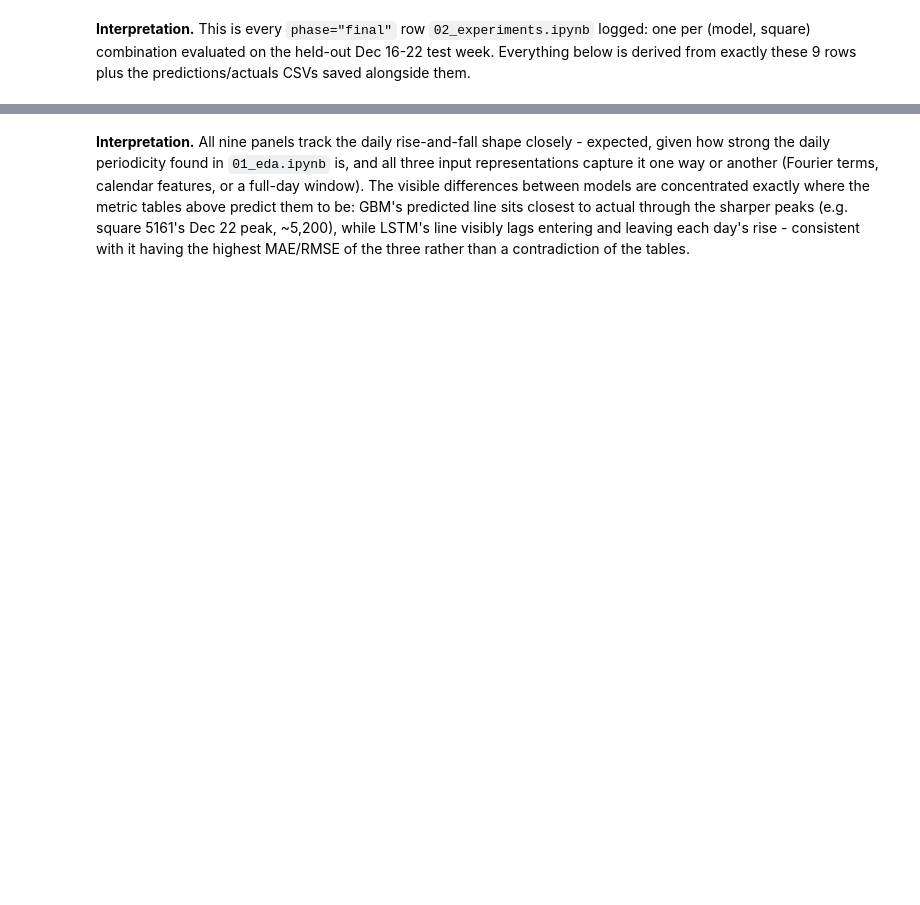
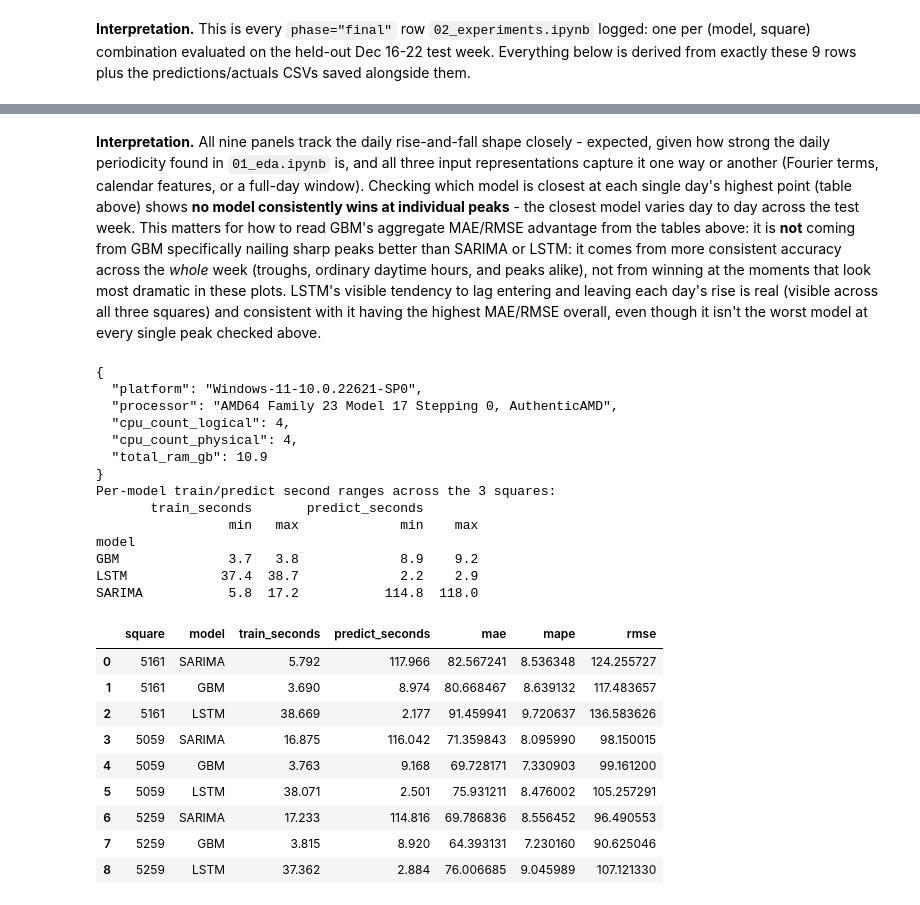
Before and after one commit to nehemmy55/Time-Series-Forecasting, a Jupyter notebook: notebooks/03_model_comparison.ipynb, the cells around one changed output, grey strips where cells are left out. Cells and saved outputs as stored; diff of their text form; code cells hidden in the pictures; blank space fills up the shorter version.

```diff
--- a/notebooks/03_model_comparison.ipynb
+++ b/notebooks/03_model_comparison.ipynb
@@ -84,10 +161,15 @@ for square_id in TOP3:
 **Interpretation.** All nine panels track the daily rise-and-fall shape
 closely - expected, given how strong the daily periodicity found in
 `01_eda.ipynb` is, and all three input representations capture it one way or
-another (Fourier terms, calendar features, or a full-day window). The
-visible differences between models are concentrated exactly where the metric
-tables above predict them to be: GBM's predicted line sits closest to actual
-through the sharper peaks (e.g. square 5161's Dec 22 peak, ~5,200), while
-LSTM's line visibly lags entering and leaving each day's rise - consistent
-with it having the highest MAE/RMSE of the three rather than a contradiction
-of the tables.
+another (Fourier terms, calendar features, or a full-day window). Checking
+which model is closest at each single day's highest point (table above)
+shows **no model consistently wins at individual peaks** - the closest model
+varies day to day across the test week. This matters for how to read GBM's
+aggregate MAE/RMSE advantage from the tables above: it is **not** coming
+from GBM specifically nailing sharp peaks better than SARIMA or LSTM: it
+comes from more consistent accuracy across the *whole* week (troughs,
+ordinary daytime hours, and peaks alike), not from winning at the moments
+that look most dramatic in these plots. LSTM's visible tendency to lag
+entering and leaving each day's rise is real (visible across all three
+squares) and consistent with it having the highest MAE/RMSE overall, even
+though it isn't the worst model at every single peak checked above.
@@ -100,3 +176,41 @@ timing_df
+# %%
+# Training / prediction timing, with hardware noted.
+timing_df = pd.read_csv(RESULTS_DIR / "timing.csv")
+hw = hardware_info()
+print(json.dumps(hw, indent=2))
+
+# Computed ranges (not eyeballed) - wall-clock timing is noisier run-to-run
+# than the deterministic accuracy metrics, so these are measured fresh here
+# rather than quoted as fixed numbers in the surrounding prose.
+timing_ranges = timing_df.groupby("model")[["train_seconds", "predict_seconds"]].agg(["min", "max"]).round(1)
+print("Per-model train/predict second ranges across the 3 squares:")
+print(timing_ranges)
+timing_df
+# %% [output]
+{
+  "platform": "Windows-11-10.0.22621-SP0",
+  "processor": "AMD64 Family 23 Model 17 Stepping 0, AuthenticAMD",
+  "cpu_count_logical": 4,
+  "cpu_count_physical": 4,
+  "total_ram_gb": 10.9
+}
+Per-model train/predict second ranges across the 3 squares:
+       train_seconds       predict_seconds
+                 min   max             min    max
+model
+GBM              3.7   3.8             8.9    9.2
+LSTM            37.4  38.7             2.2    2.9
+SARIMA           5.8  17.2           114.8  118.0
+|  | square | model | train_seconds | predict_seconds | mae | mape | rmse |
+| 0 | 5161 | SARIMA | 5.792 | 117.966 | 82.567241 | 8.536348 | 124.255727 |
+| 1 | 5161 | GBM | 3.690 | 8.974 | 80.668467 | 8.639132 | 117.483657 |
+| 2 | 5161 | LSTM | 38.669 | 2.177 | 91.459941 | 9.720637 | 136.583626 |
+| 3 | 5059 | SARIMA | 16.875 | 116.042 | 71.359843 | 8.095990 | 98.150015 |
+| 4 | 5059 | GBM | 3.763 | 9.168 | 69.728171 | 7.330903 | 99.161200 |
+| 5 | 5059 | LSTM | 38.071 | 2.501 | 75.931211 | 8.476002 | 105.257291 |
+| 6 | 5259 | SARIMA | 17.233 | 114.816 | 69.786836 | 8.556452 | 96.490553 |
+| 7 | 5259 | GBM | 3.815 | 8.920 | 64.393131 | 7.230160 | 90.625046 |
+| 8 | 5259 | LSTM | 37.362 | 2.884 | 76.006685 | 9.045989 | 107.121330 |
 # %% [markdown]
 **Interpretation.** Measured on the single machine described by the hardware
 block above (4-core/4-thread AMD64, 11GB RAM, CPU only - no GPU used for the
```
Also changed, not shown: parts of 9 cells of this notebook, 28 other files.
